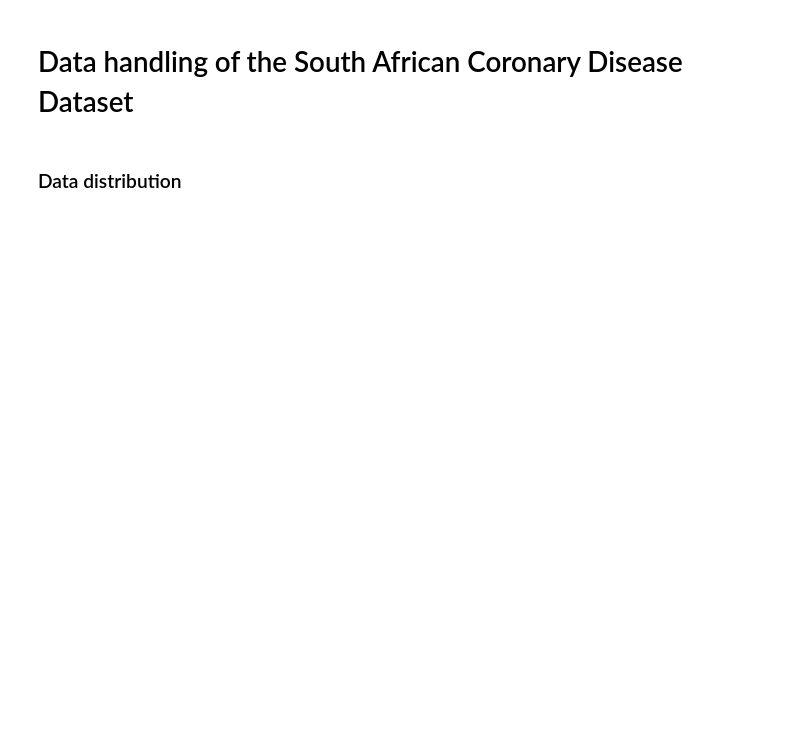
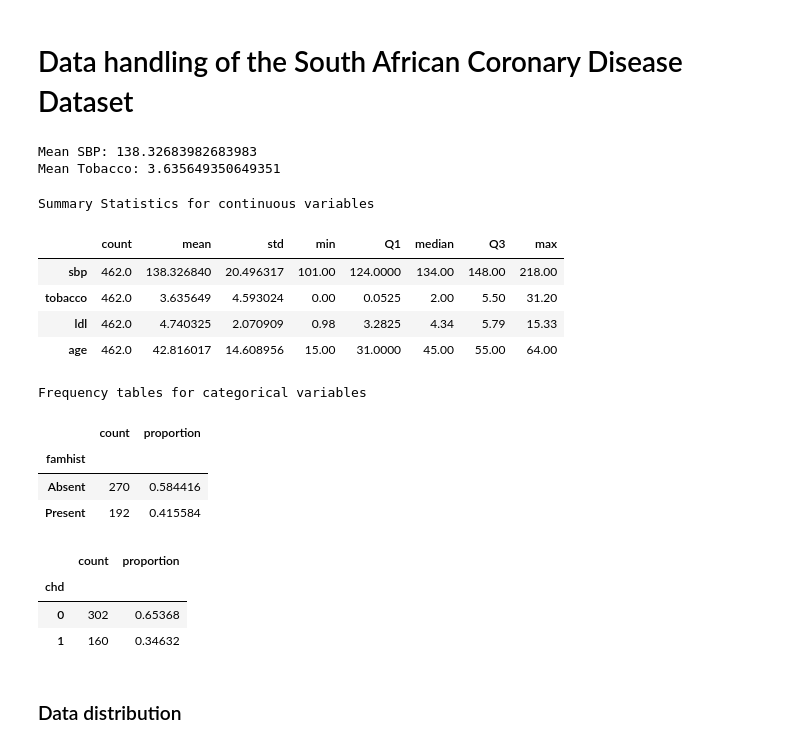
Before and after one commit to Ricardo-Parreira/P1-02452MachineLearning, a Jupyter notebook: data_handling.ipynb, the cells around one changed output. Saved outputs shown, nothing was run; the diff lists cells and outputs as text; code cells hidden in the pictures; blank space fills up the shorter version.

Commit message:
Added relevant statistics of the attributes

```diff
--- a/data_handling.ipynb
+++ b/data_handling.ipynb
@@ -7,7 +7,6 @@ import matplotlib
 import numpy
 # %%
 data = pd.read_csv('data.csv')
-print(data.row)
 sbp = data['sbp']
 tobacco = data['tobacco']
 ldl = data['ldl']
@@ -30,6 +29,52 @@ age_mean = age.mean()
 
 print("Mean SBP:", sbp_mean)
 print("Mean Tobacco:", tobacco_mean)
+# %% [output]
+Mean SBP: 138.32683982683983
+Mean Tobacco: 3.635649350649351
+# %%
+df = pd.read_csv("data.csv")
+
+cont_vars = ["sbp", "tobacco", "ldl", "age"]
+cat_vars = ["famhist", "chd"]
+
+
+summary_stats = df[cont_vars].describe().T
+summary_stats["median"] = df[cont_vars].median()
+summary_stats["Q1"] = df[cont_vars].quantile(0.25)
+summary_stats["Q3"] = df[cont_vars].quantile(0.75)
+
+summary_stats = summary_stats[["count", "mean", "std", "min", "Q1", "median", "Q3", "max"]]
+
+print("Summary Statistics for continuous variables")
+display(summary_stats)
+
+freq_tables = {}
+for var in cat_vars:
+    freq_tables[var] = pd.DataFrame({
+        "count": df[var].value_counts(),
+        "proportion": df[var].value_counts(normalize=True)
+    })
+
+print("Frequency tables for categorical variables")
+for var, table in freq_tables.items():
+    display(table)
+# %% [output]
+Summary Statistics for continuous variables
+|  | count | mean | std | min | Q1 | median | Q3 | max |
+| sbp | 462.0 | 138.326840 | 20.496317 | 101.00 | 124.0000 | 134.00 | 148.00 | 218.00 |
+| tobacco | 462.0 | 3.635649 | 4.593024 | 0.00 | 0.0525 | 2.00 | 5.50 | 31.20 |
+| ldl | 462.0 | 4.740325 | 2.070909 | 0.98 | 3.2825 | 4.34 | 5.79 | 15.33 |
+| age | 462.0 | 42.816017 | 14.608956 | 15.00 | 31.0000 | 45.00 | 55.00 | 64.00 |
+Frequency tables for categorical variables
+|  | count | proportion |
+| famhist |  |  |
+| Absent | 270 | 0.584416 |
+| Present | 192 | 0.415584 |
+|  | count | proportion |
+| chd |  |  |
+| 0 | 302 | 0.65368 |
+| 1 | 160 | 0.34632 |
 # %% [markdown]
 ### Data distribution
 # %%
```
Also changed, not shown: parts of 1 cell of this notebook, 2 other files.
